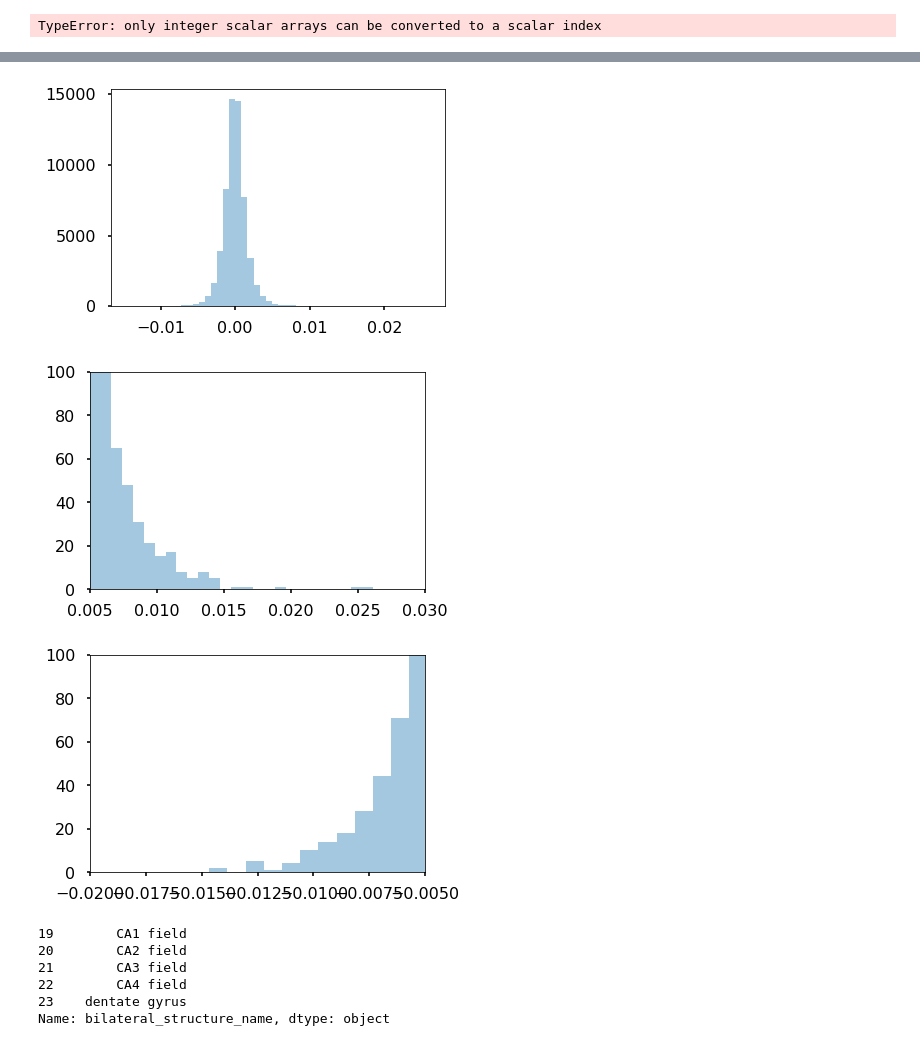
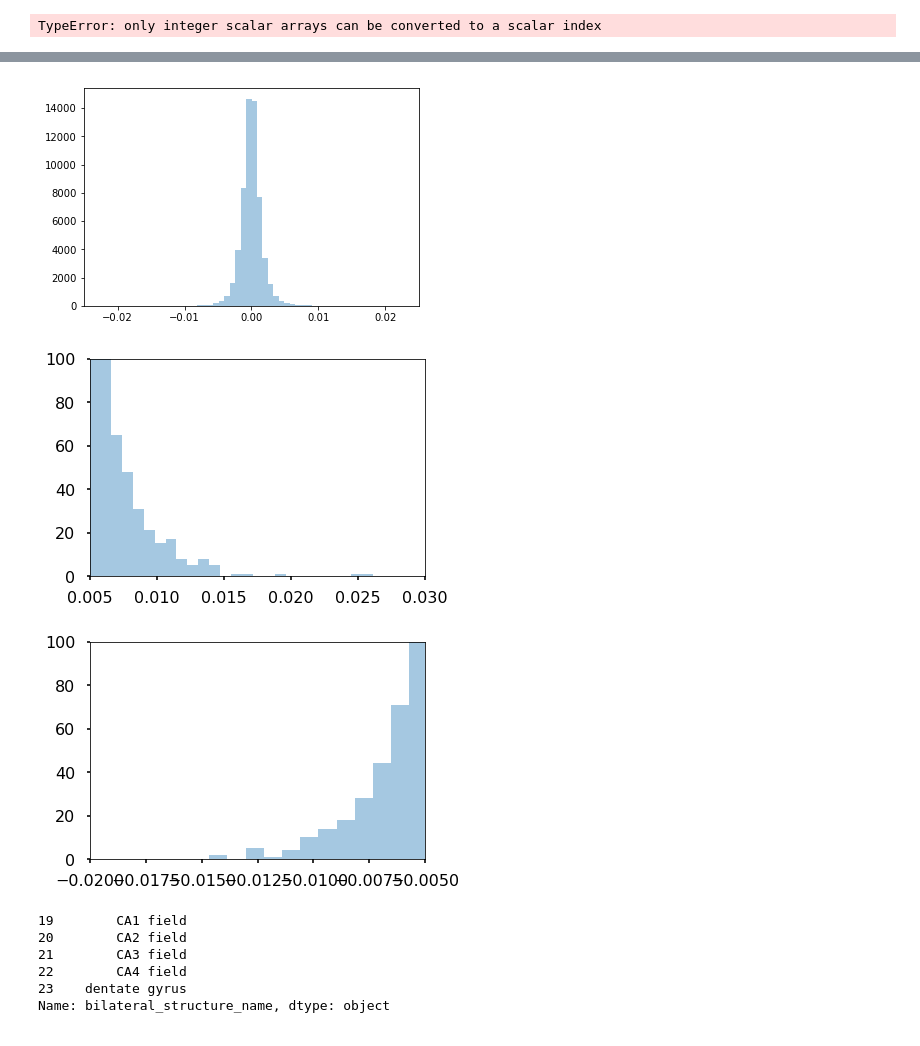
Before and after one commit to illdopejake/hack_projects, a Jupyter notebook: A-P_axis_updated_coords.ipynb, the cells around one changed output, grey strips where cells are left out. Drawn from its saved outputs; the diff is of its cells as text; code cells hidden in the pictures.

```diff
--- a/A-P_axis_updated_coords.ipynb
+++ b/A-P_axis_updated_coords.ipynb
@@ -597,6 +597,13 @@ df = pandas.read_csv(os.path.join(wdir,'MAIN_hippocampus_sample_info.csv'))
 xp = pandas.read_csv(os.path.join(wdir,'MAIN_hippocampus_gxp.csv'),index_col=0)
 gdf = pandas.read_csv(os.path.join(wdir,'MAIN_gcx_wholebrain_info.csv'))
 probes = pandas.read_csv(os.path.join(wdir,'normalized_microarray_donor9861/Probes.csv'))
+# %%
+# PERSONAL COMPUTER
+wdir = '/Users/jakevogel/Science/AHBA/'
+df = pandas.read_csv(os.path.join(wdir,'MAIN_hippocampus_sample_info.csv'))
+xp = pandas.read_csv(os.path.join(wdir,'MAIN_hippocampus_gxp.csv'),index_col=0)
+gdf = pandas.read_csv(os.path.join(wdir,'MAIN_gcx_wholebrain_info.csv'))
+probes = pandas.read_csv('/Users/jakevogel/Downloads/normalized_microarray_donor9861/Probes.csv')
 # %%
 hipp_labs = [x for x in gdf.structure_name.unique() if 'CA' in x or 'dentate gyrus' in x or 'subiculum' in x]
 hipp_samps = [x for x in gdf.index if gdf.loc[x,'structure_name'] in hipp_labs]
@@ -799,22 +806,23 @@ posterior 2 genes vs. y:  r2 = 0.156810463199, p = 9.03376115525e-08
 # %%
 plt.close()
 sns.distplot(pcalr_out_NEW['betas'],kde=False)
+plt.xlim(-0.025,0.025)
 plt.show()
 
 sns.set_context('poster')
 plt.close()
 sns.distplot(pcalr_out_NEW['betas'],kde=False)
 plt.xlim(0.005,0.030)
 plt.ylim(0,100)
 plt.show()
 
 plt.close()
 sns.distplot(pcalr_out_NEW['betas'],kde=False)
 plt.xlim(-0.020,-0.005)
 plt.ylim(0,100)
 plt.show()
 # %% [output]
-[figure, old version]
+[figure, new version]
 [figure]
 [figure]
 # %%
```
Also changed, not shown: parts of 31 cells of this notebook.
